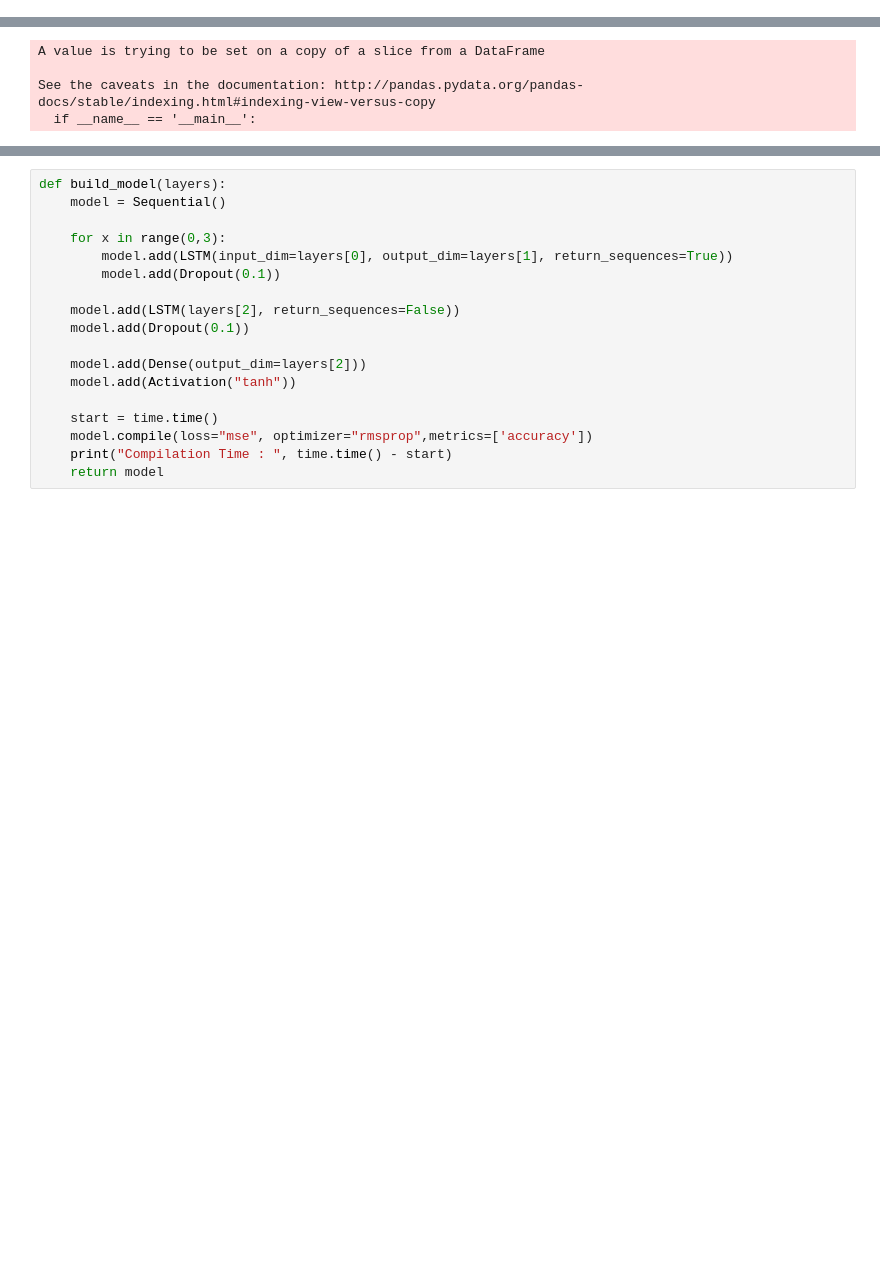
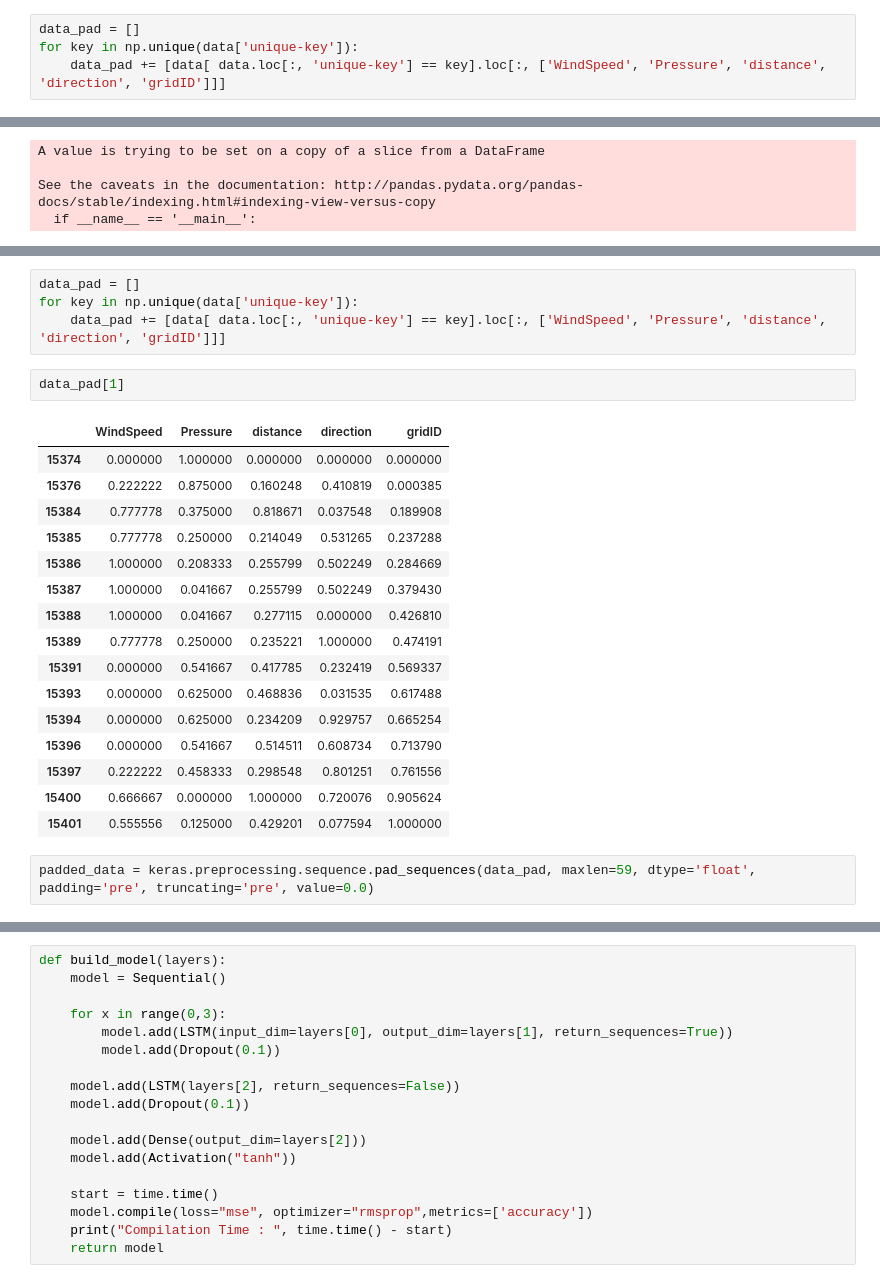
Before and after one commit to sheilaalemany/hurricane-rnn, a Jupyter notebook: hurricane-rnn-sheils.ipynb, the cells around one changed output, grey strips where cells are left out. Cells and saved outputs as stored; diff of their text form; blank space fills up the shorter version.

```diff
--- a/hurricane-rnn-sheils.ipynb
+++ b/hurricane-rnn-sheils.ipynb
@@ -511,0 +571,4 @@ data.head()
+# %%
+data_pad = []
+for key in np.unique(data['unique-key']):
+    data_pad += [data[ data.loc[:, 'unique-key'] == key].loc[:, ['WindSpeed', 'Pressure', 'distance', 'direction', 'gridID']]]
@@ -537,0 +662,25 @@ See the caveats in the documentation: http://pandas.pydata.org/pandas-docs/stabl
+# %%
+data_pad = []
+for key in np.unique(data['unique-key']):
+    data_pad += [data[ data.loc[:, 'unique-key'] == key].loc[:, ['WindSpeed', 'Pressure', 'distance', 'direction', 'gridID']]]
+# %%
+data_pad[1]
+# %% [output]
+|  | WindSpeed | Pressure | distance | direction | gridID |
+| 15374 | 0.000000 | 1.000000 | 0.000000 | 0.000000 | 0.000000 |
+| 15376 | 0.222222 | 0.875000 | 0.160248 | 0.410819 | 0.000385 |
+| 15384 | 0.777778 | 0.375000 | 0.818671 | 0.037548 | 0.189908 |
+| 15385 | 0.777778 | 0.250000 | 0.214049 | 0.531265 | 0.237288 |
+| 15386 | 1.000000 | 0.208333 | 0.255799 | 0.502249 | 0.284669 |
+| 15387 | 1.000000 | 0.041667 | 0.255799 | 0.502249 | 0.379430 |
+| 15388 | 1.000000 | 0.041667 | 0.277115 | 0.000000 | 0.426810 |
+| 15389 | 0.777778 | 0.250000 | 0.235221 | 1.000000 | 0.474191 |
+| 15391 | 0.000000 | 0.541667 | 0.417785 | 0.232419 | 0.569337 |
+| 15393 | 0.000000 | 0.625000 | 0.468836 | 0.031535 | 0.617488 |
+| 15394 | 0.000000 | 0.625000 | 0.234209 | 0.929757 | 0.665254 |
+| 15396 | 0.000000 | 0.541667 | 0.514511 | 0.608734 | 0.713790 |
+| 15397 | 0.222222 | 0.458333 | 0.298548 | 0.801251 | 0.761556 |
+| 15400 | 0.666667 | 0.000000 | 1.000000 | 0.720076 | 0.905624 |
+| 15401 | 0.555556 | 0.125000 | 0.429201 | 0.077594 | 1.000000 |
+# %%
+padded_data = keras.preprocessing.sequence.pad_sequences(data_pad, maxlen=59, dtype='float', padding='pre', truncating='pre', value=0.0)
```
Also changed, not shown: parts of 30 cells of this notebook, 1 other file.
